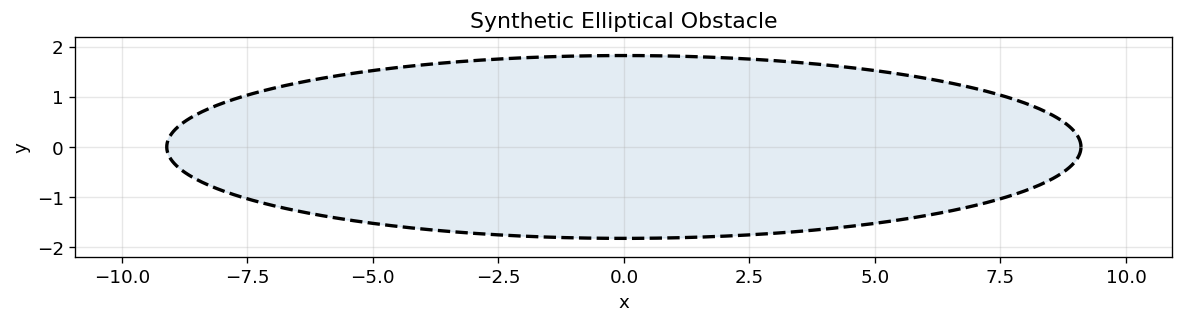
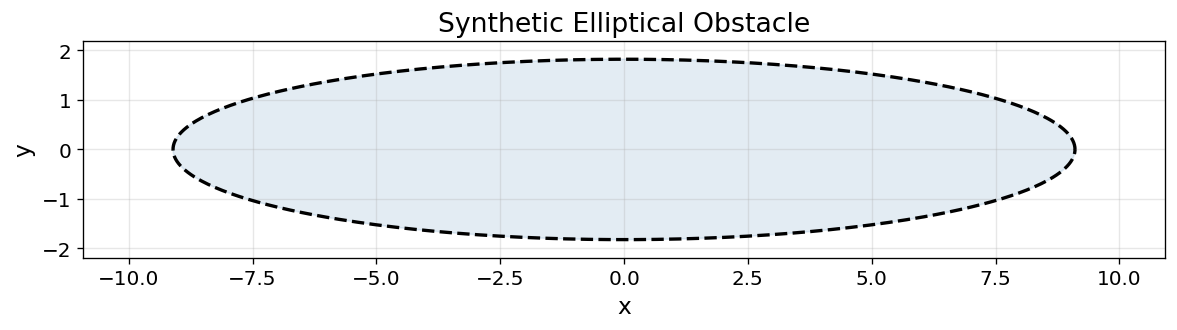
Unified diff of the notebook cell whose output changed from the first chart to the second:
--- before
+++ after
@@ -17,5 +17,5 @@
 boundary_pts = boundary.sample_boundary(500)
 
-fig, ax = plt.subplots(figsize=(10, 5))
+fig, ax = plt.subplots(figsize=(10, 6))
 ax.plot(boundary_pts[:, 0], boundary_pts[:, 1], 'k--', linewidth=2)
 ax.fill(boundary_pts[:, 0], boundary_pts[:, 1], alpha=0.15, color='steelblue')

Commit: Updated graphs to use as figures in report